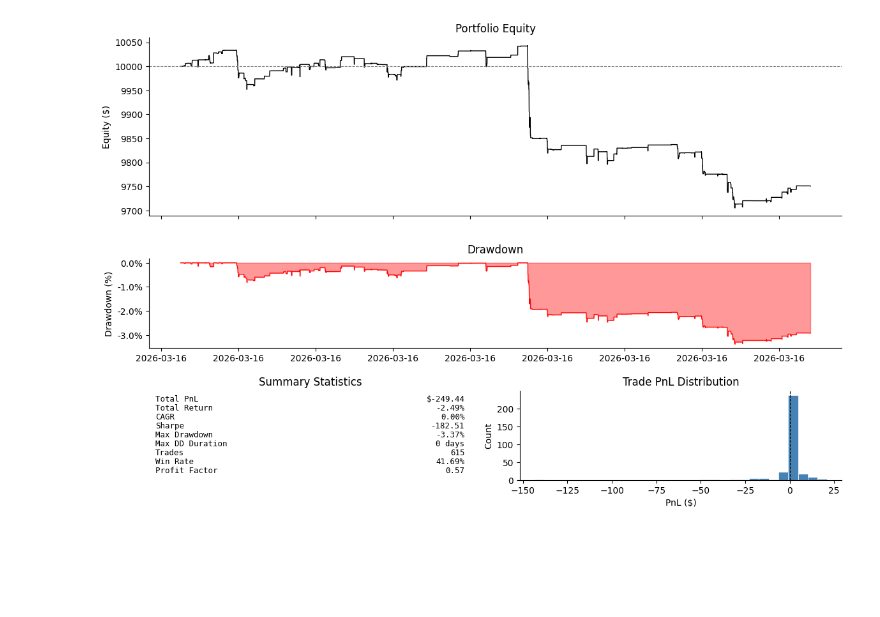
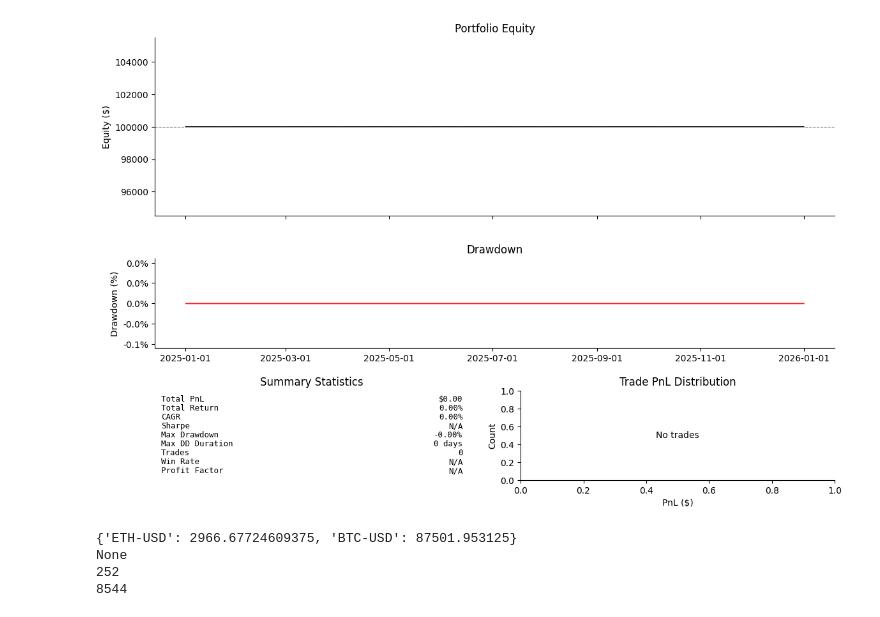
Before and after one commit to mattjarjoura1/Quantative-Trading-System, a Jupyter notebook: notebooks/config_demonstration.ipynb, the cells around one changed output. Saved outputs shown, nothing was run; the diff lists cells and outputs as text; code cells hidden in the pictures; blank space fills up the shorter version.

Commit message:
Kalman and OU pairs trading strategy included

```diff
--- a/notebooks/config_demonstration.ipynb
+++ b/notebooks/config_demonstration.ipynb
@@ -14,21 +14,36 @@ from src.analytics import BacktestAnalyser, FlatPerTrade, render_tearsheet
 import nest_asyncio
 nest_asyncio.apply()
 # %%
-config = yaml.safe_load(open("config/backtest_rsi_numba.yaml"))
+config = yaml.safe_load(open("config/backtest_kalman.yaml"))
 orchestrator = BacktestOrchestrator(config)
 trade_log = orchestrator.run()
 # %%
 backtest = BacktestAnalyser(
     trade_log = trade_log,
     market_history = orchestrator.market_history,
-    initial_capital = 10000,
+    initial_capital = 100000,
     cost_model = FlatPerTrade(cost = 0)
 )
 
 results = backtest.run()
 
 fig = render_tearsheet(result=results)
-fig.savefig("data/processed/random_backtest_tearsheet.pdf")
+fig.savefig("data/processed/kalman_backtest_tearsheet.pdf")
 plt.show()
 # %% [output]
-[figure, old version]
+[figure, new version]
+# %%
+from src.strategy import KalmanOUBertramStrategy
+
+strategy : KalmanOUBertramStrategy = orchestrator._strategy
+
+
+print(strategy._latest_price)
+print(strategy._short_threshold)
+print(len(strategy._spread_buffer))
+print(strategy._tick_count)
+# %% [output]
+{'ETH-USD': 2966.67724609375, 'BTC-USD': 87501.953125}
+None
+252
+8544
```
Also changed, not shown: 6 other files.
